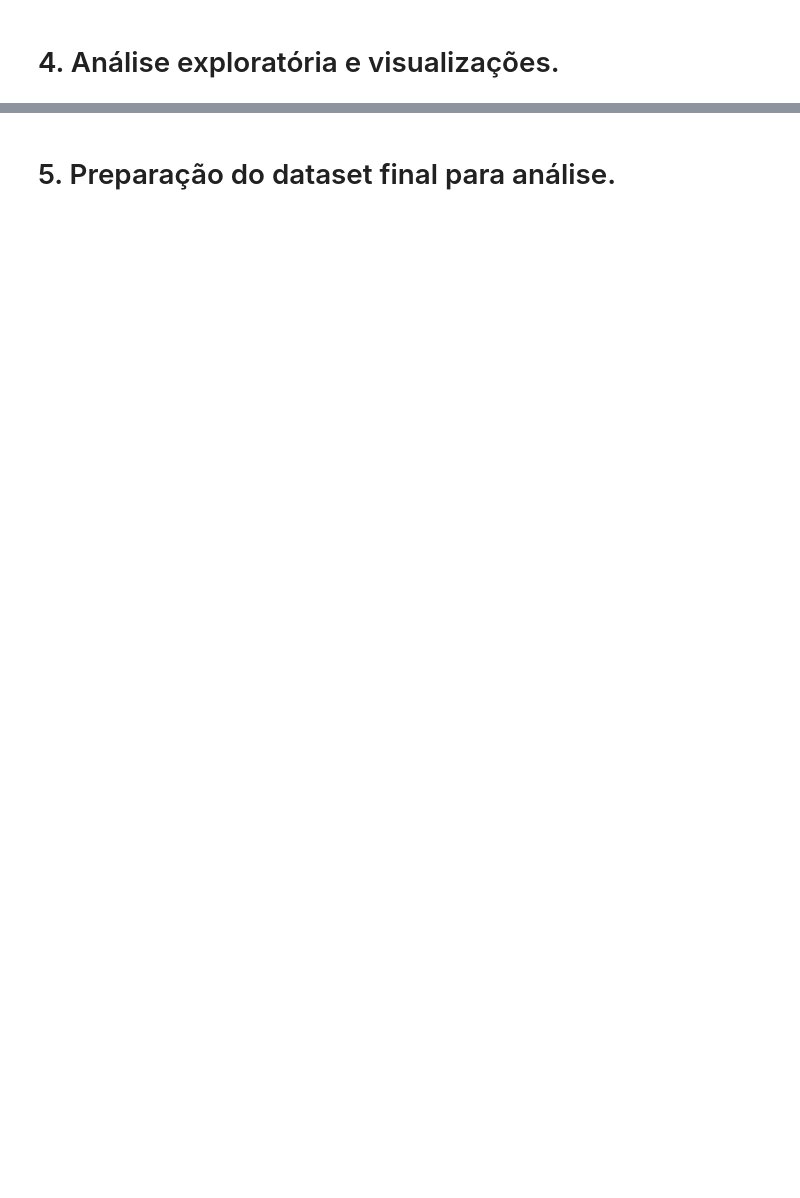
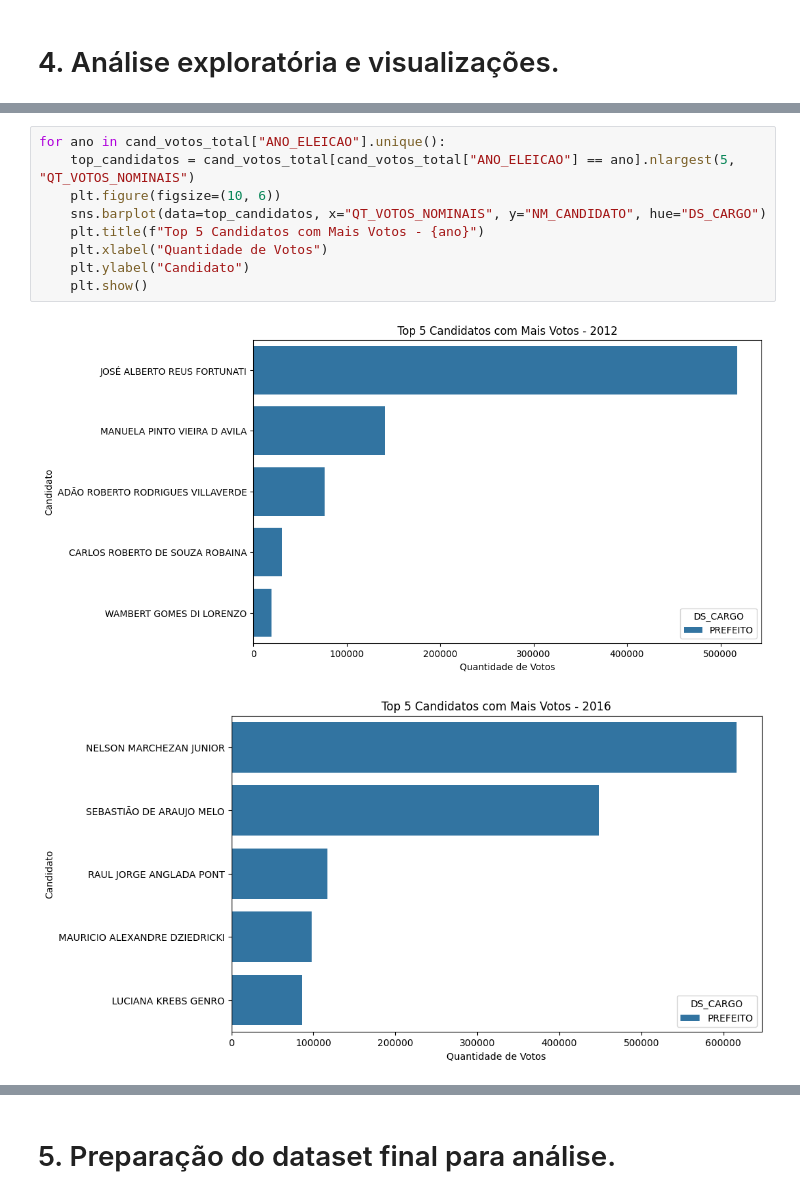
Before and after one commit to aliccestari/TF-coleta-dados, a Jupyter notebook: notebook_inicial.ipynb, the cells around one changed output, grey strips where cells are left out. Saved outputs shown, nothing was run; the diff lists cells and outputs as text; blank space fills up the shorter version.

```diff
--- a/notebook_inicial.ipynb
+++ b/notebook_inicial.ipynb
@@ -447,0 +483,12 @@ Arquivo consolidado salvo com sucesso!
+# %%
+for ano in cand_votos_total["ANO_ELEICAO"].unique():
+    top_candidatos = cand_votos_total[cand_votos_total["ANO_ELEICAO"] == ano].nlargest(5, "QT_VOTOS_NOMINAIS")
+    plt.figure(figsize=(10, 6))
+    sns.barplot(data=top_candidatos, x="QT_VOTOS_NOMINAIS", y="NM_CANDIDATO", hue="DS_CARGO")
+    plt.title(f"Top 5 Candidatos com Mais Votos - {ano}")
+    plt.xlabel("Quantidade de Votos")
+    plt.ylabel("Candidato")
+    plt.show()
+# %% [output]
+[figure, added]
+[figure, added]
```
Also changed, not shown: parts of 24 cells of this notebook, 5 other files.
